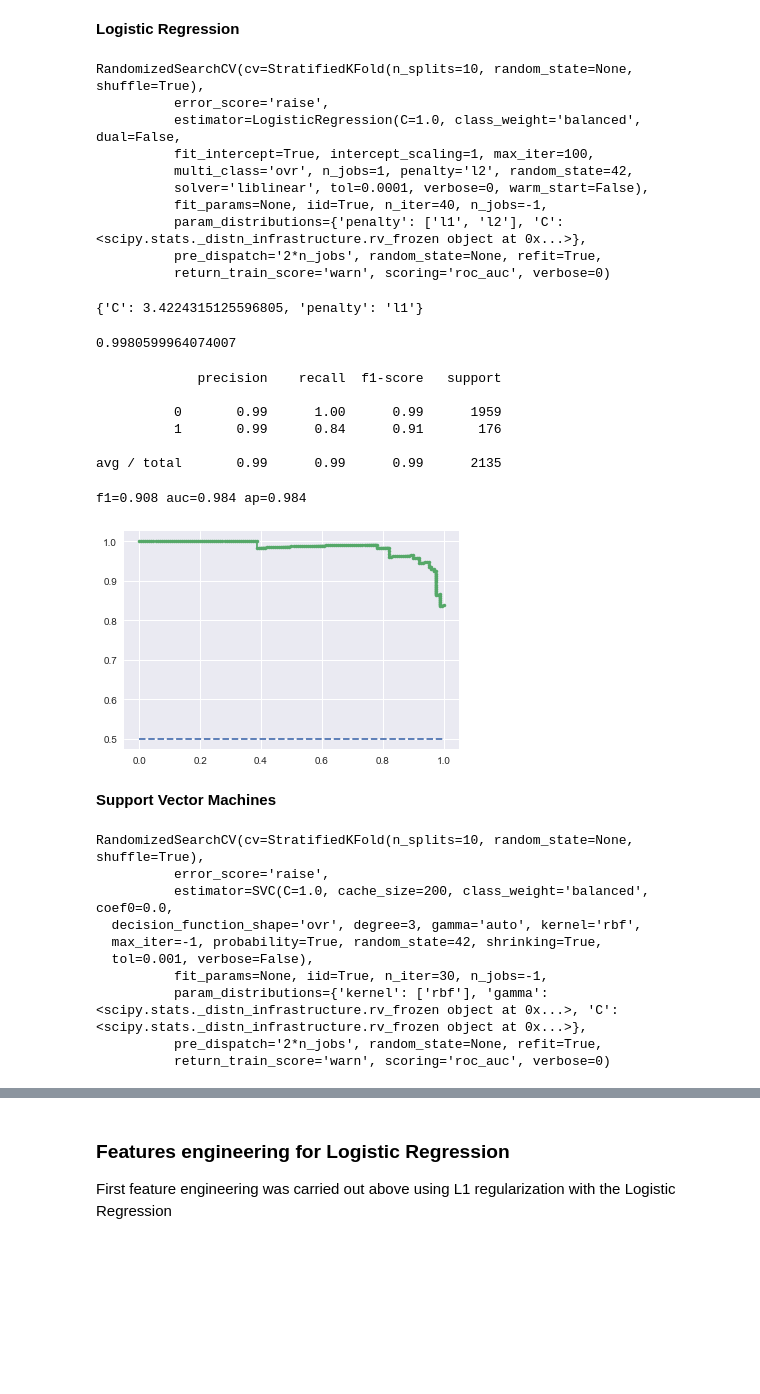
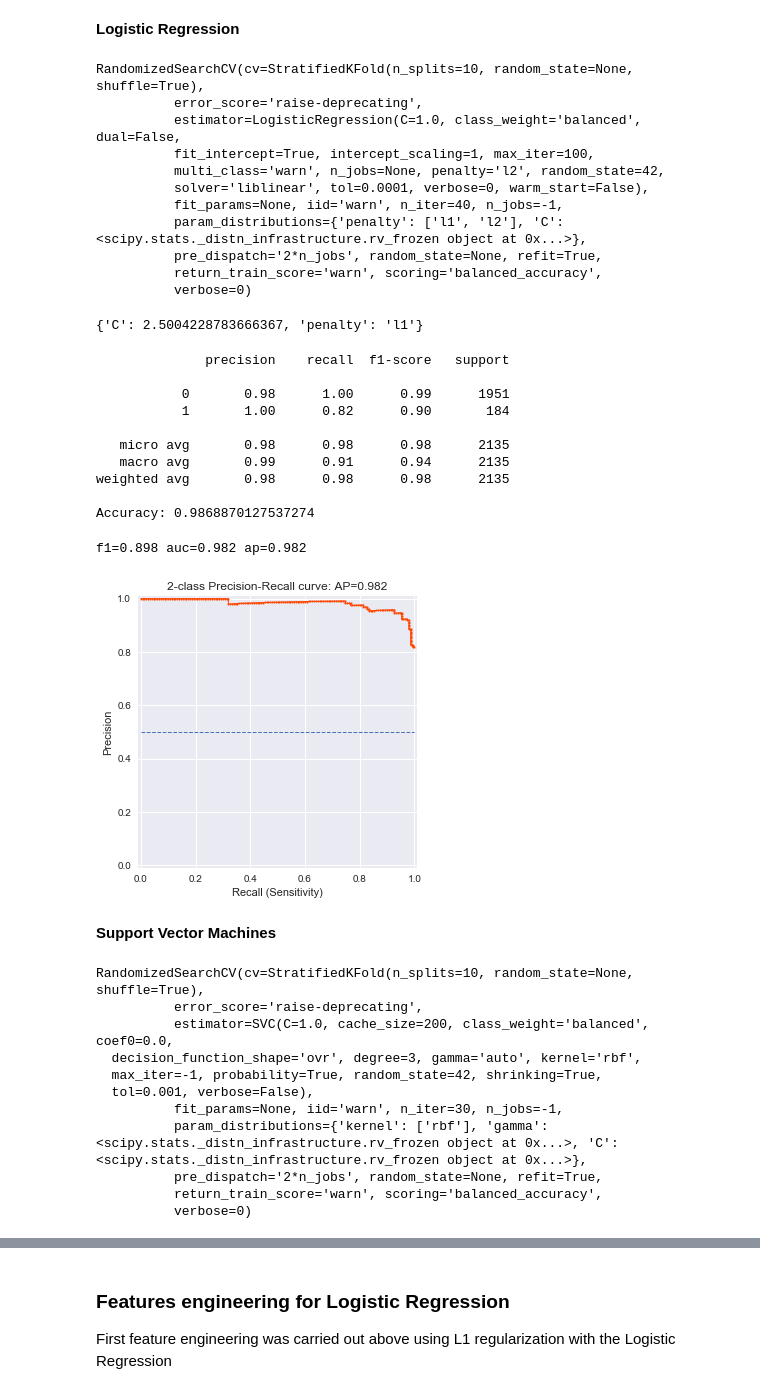
Before and after one commit to norbertstrzelecki/tour_de_pologne_top10, a Jupyter notebook: tdp_3_3_data_modeling.ipynb, the cells around one changed output, grey strips where cells are left out. Cells and saved outputs as stored; diff of their text form; code cells hidden in the pictures; blank space fills up the shorter version.

```diff
--- a/tdp_3_3_data_modeling.ipynb
+++ b/tdp_3_3_data_modeling.ipynb
@@ -411,52 +426,54 @@ f1=0.442 auc=0.501 ap=0.503
 # %% [markdown]
 **Logistic Regression**
 # %%
-param_grid = {'penalty':['l1','l2'],
+param_grid_lr = {'penalty':['l1','l2'],
               'C':uniform(0.25,10.0-0.25)}
 # %%
-grid = RandomizedSearchCV(
+grid_lr = RandomizedSearchCV(
                         n_iter=40,
                         estimator=lr,
                         cv=StratifiedKFold(10, shuffle=True),
-                        param_distributions=param_grid,
-                        scoring='roc_auc',
+                        param_distributions=param_grid_lr,
+                        scoring='balanced_accuracy',
                         n_jobs=-1
                         )
 # %%
-grid.fit(X_train_cut, y_train)
+grid_lr.fit(X_train_cut, y_train)
 # %% [output]
 RandomizedSearchCV(cv=StratifiedKFold(n_splits=10, random_state=None, shuffle=True),
-          error_score='raise',
+          error_score='raise-deprecating',
           estimator=LogisticRegression(C=1.0, class_weight='balanced', dual=False,
           fit_intercept=True, intercept_scaling=1, max_iter=100,
-          multi_class='ovr', n_jobs=1, penalty='l2', random_state=42,
+          multi_class='warn', n_jobs=None, penalty='l2', random_state=42,
           solver='liblinear', tol=0.0001, verbose=0, warm_start=False),
-          fit_params=None, iid=True, n_iter=40, n_jobs=-1,
+          fit_params=None, iid='warn', n_iter=40, n_jobs=-1,
           param_distributions={'penalty': ['l1', 'l2'], 'C': <scipy.stats._distn_infrastructure.rv_frozen object at 0x...>},
           pre_dispatch='2*n_jobs', random_state=None, refit=True,
-          return_train_score='warn', scoring='roc_auc', verbose=0)
+          return_train_score='warn', scoring='balanced_accuracy',
+          verbose=0)
 # %%
-grid.best_params_
+grid_lr.best_params_
 # %% [output]
-{'C': 3.4224315125596805, 'penalty': 'l1'}
+{'C': 2.5004228783666367, 'penalty': 'l1'}
-# %%
-grid.best_score_
-# %% [output]
-0.9980599964074007
 # %%
-print(classification_report(grid.predict(X_test_cut), y_test))
+print(classification_report(grid_lr.predict(X_test_cut), y_test))
+print('Accuracy: %s' % grid_lr.best_score_)
 # %% [output]
-             precision    recall  f1-score   support
+              precision    recall  f1-score   support
 
-          0       0.99      1.00      0.99      1959
-          1       0.99      0.84      0.91       176
+           0       0.98      1.00      0.99      1951
+           1       1.00      0.82      0.90       184
 
-avg / total       0.99      0.99      0.99      2135
+   micro avg       0.98      0.98      0.98      2135
+   macro avg       0.99      0.91      0.94      2135
+weighted avg       0.98      0.98      0.98      2135
+
+Accuracy: 0.9868870127537274
-# %%
-roc_plot(grid, X_test_cut)
-# %% [output]
-f1=0.908 auc=0.984 ap=0.984
-[figure, removed]
+# %%
+precission_recall_plot(grid_lr, X_test_cut)
+# %% [output]
+f1=0.898 auc=0.982 ap=0.982
+[figure, added]
 # %% [markdown]
 **Support Vector Machines**
 # %%
@@ -480,16 +497,17 @@ grid = RandomizedSearchCV(
                         n_jobs=-1
                         )
 # %%
-grid.fit(X_train_cut, y_train)
+grid_svc.fit(X_train_cut, y_train)
 # %% [output]
 RandomizedSearchCV(cv=StratifiedKFold(n_splits=10, random_state=None, shuffle=True),
-          error_score='raise',
+          error_score='raise-deprecating',
           estimator=SVC(C=1.0, cache_size=200, class_weight='balanced', coef0=0.0,
   decision_function_shape='ovr', degree=3, gamma='auto', kernel='rbf',
   max_iter=-1, probability=True, random_state=42, shrinking=True,
   tol=0.001, verbose=False),
-          fit_params=None, iid=True, n_iter=30, n_jobs=-1,
+          fit_params=None, iid='warn', n_iter=30, n_jobs=-1,
           param_distributions={'kernel': ['rbf'], 'gamma': <scipy.stats._distn_infrastructure.rv_frozen object at 0x...>, 'C': <scipy.stats._distn_infrastructure.rv_frozen object at 0x...>},
           pre_dispatch='2*n_jobs', random_state=None, refit=True,
-          return_train_score='warn', scoring='roc_auc', verbose=0)
+          return_train_score='warn', scoring='balanced_accuracy',
+          verbose=0)
 # %%
```
Also changed, not shown: parts of 36 cells of this notebook.
